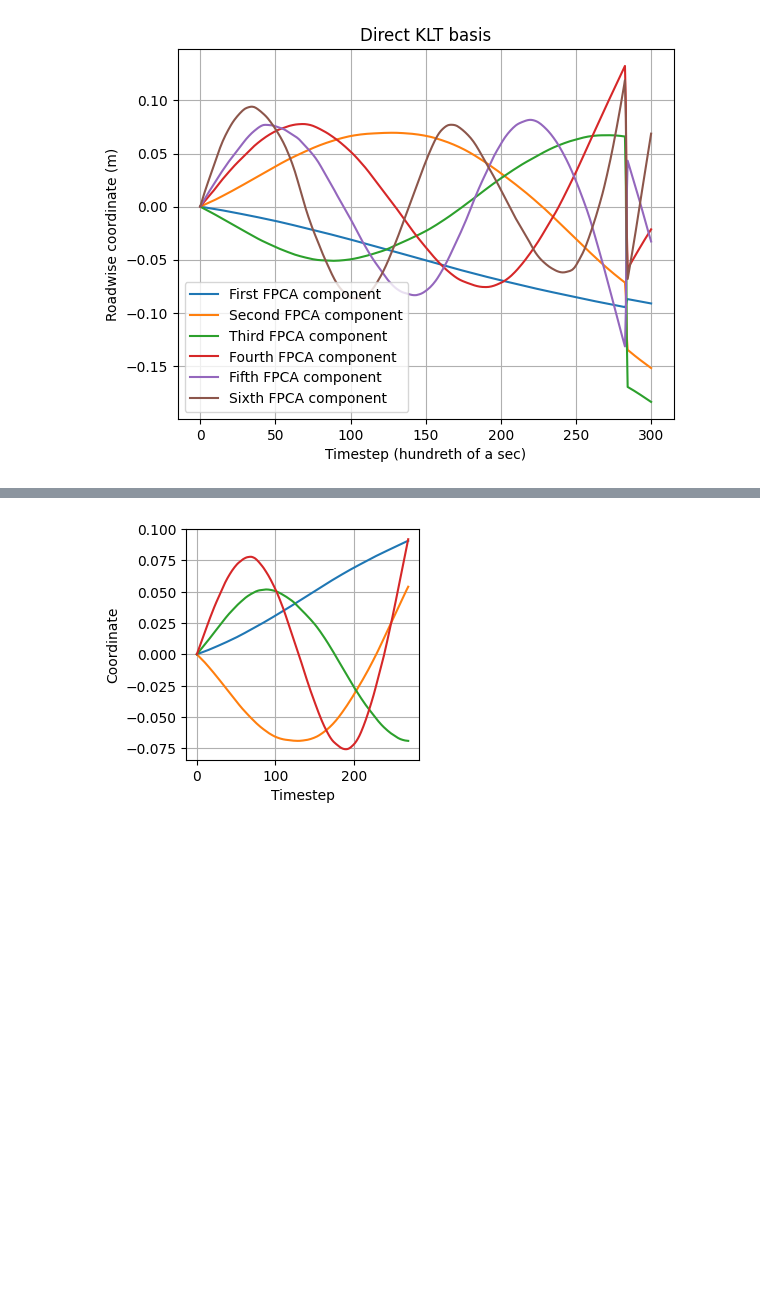
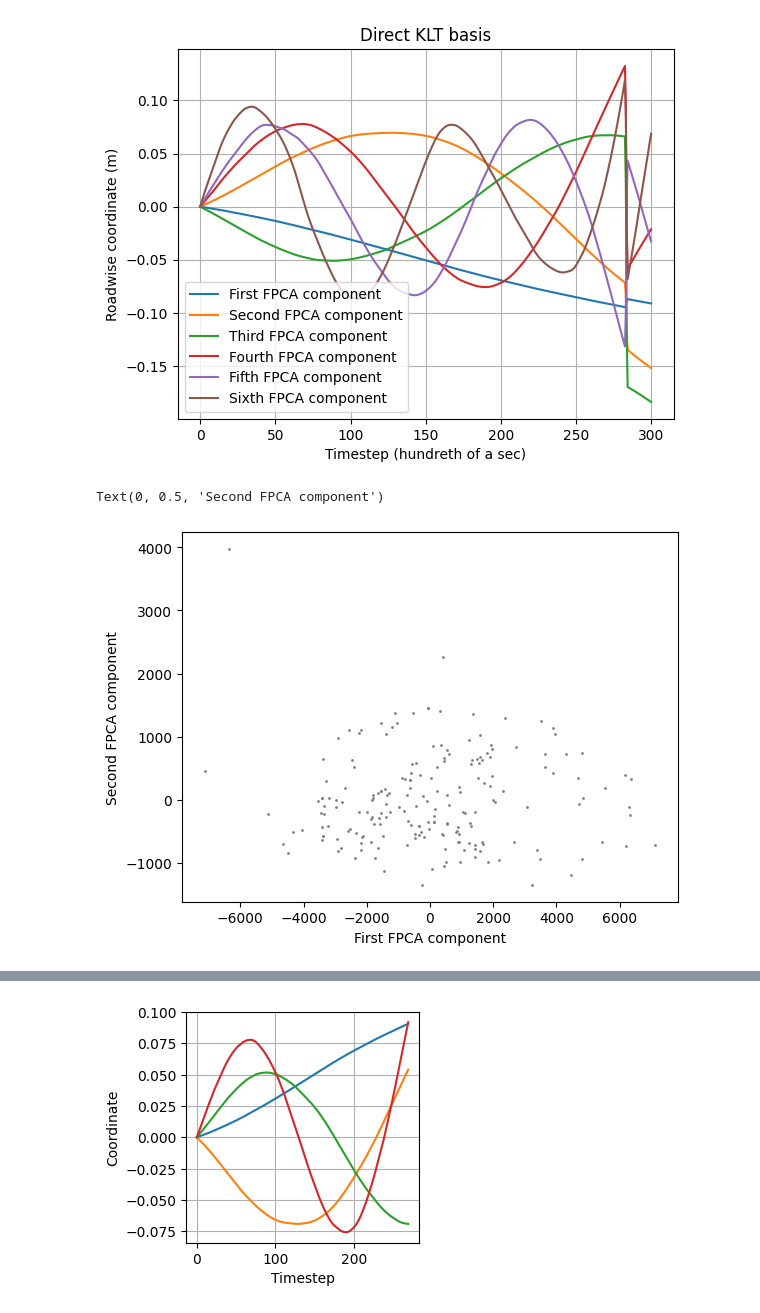
Before and after one commit to thinhhoang95/anomaly-detection-ngsim2, a Jupyter notebook: pwms_spherical/M_terms_approx_performance_WITH_TABLES.ipynb, the cells around one changed output, grey strips where cells are left out. Drawn from its saved outputs; the diff is of its cells as text; code cells hidden in the pictures; blank space fills up the shorter version.

```diff
--- a/pwms_spherical/M_terms_approx_performance_WITH_TABLES.ipynb
+++ b/pwms_spherical/M_terms_approx_performance_WITH_TABLES.ipynb
@@ -67,3 +74,14 @@ plt.title('Direct KLT basis')
 # %% [output]
 Text(0.5, 1.0, 'Direct KLT basis')
 [figure]
+# %%
+# fpca scores
+fpca_y_scores = fpca_y.transform(fdgry)
+# scatter plot of the first two scores
+plt.figure(figsize=(3, 3))
+plt.scatter(fpca_y_scores[:,0], fpca_y_scores[:,1], c='grey', s=1)
+plt.xlabel('First FPCA component')
+plt.ylabel('Second FPCA component')
+# %% [output]
+Text(0, 0.5, 'Second FPCA component')
+[figure, added]
```
Also changed, not shown: parts of 3 cells of this notebook, 34 other files.
